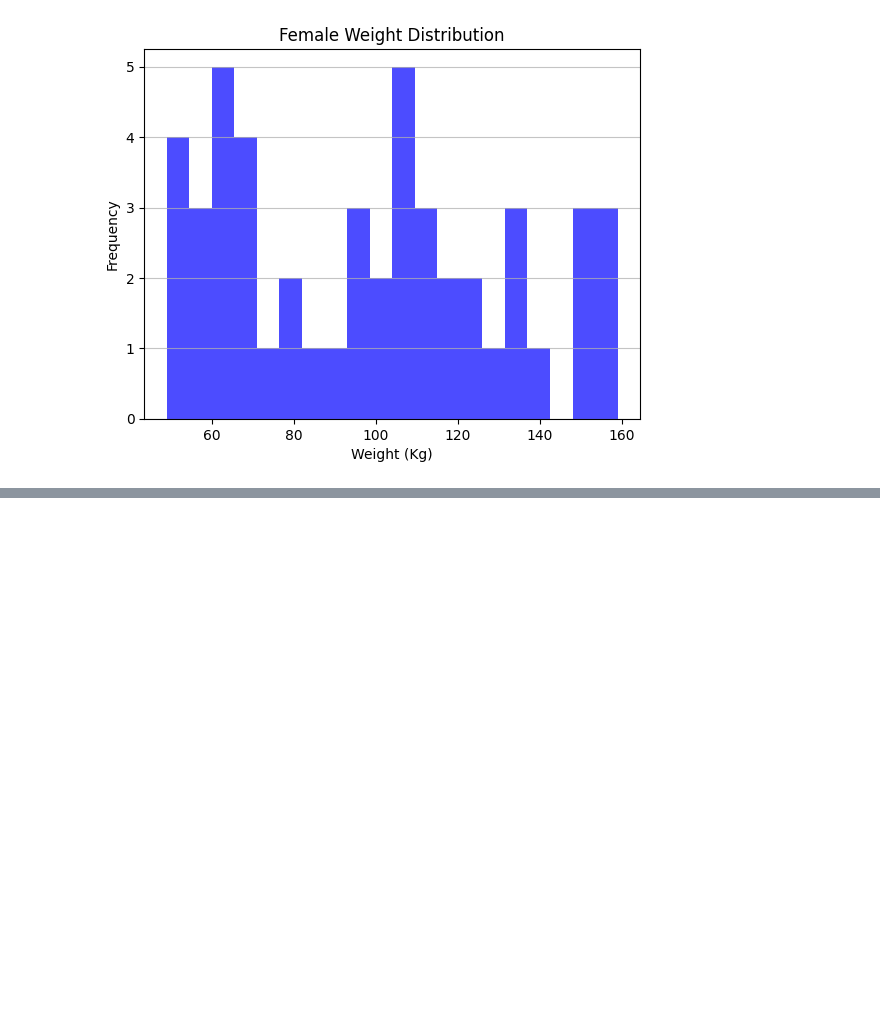
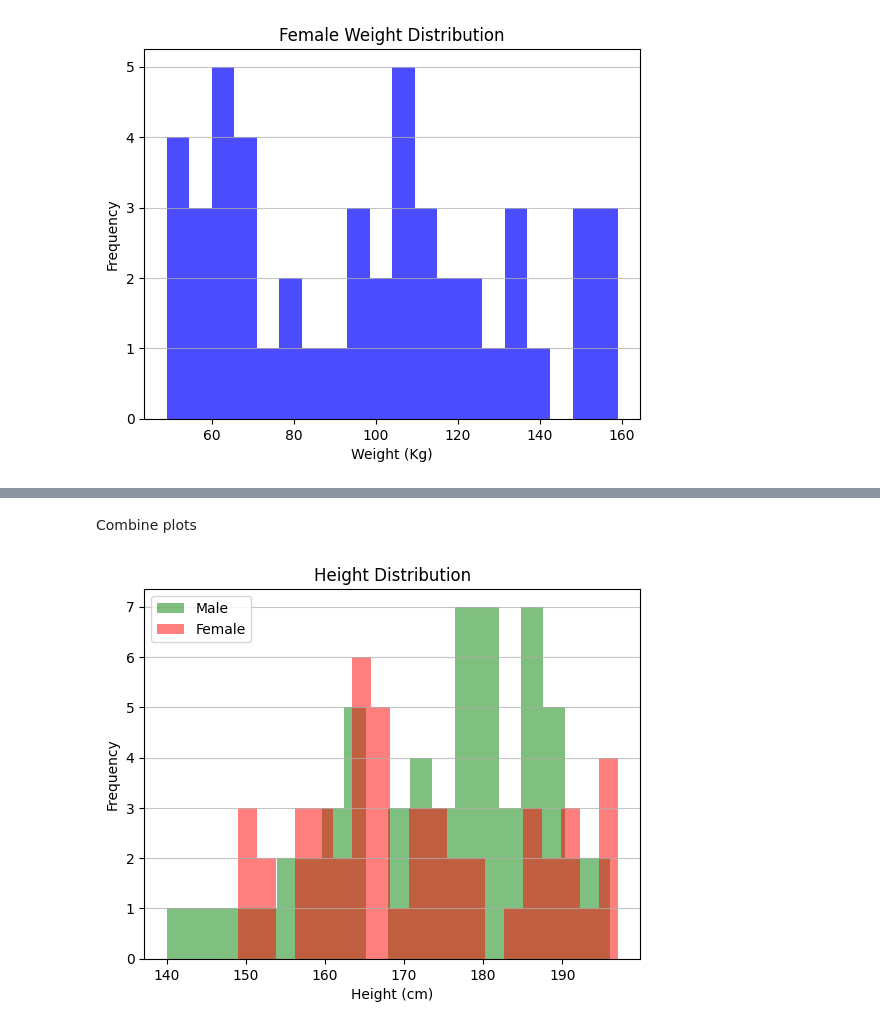
Before and after one commit to SyusufWaliyyi/Data_Visualization_Bar_Hist, a Jupyter notebook: Data_Visulization_Using_Histogram.ipynb, the cells around one changed output, grey strips where cells are left out. Saved outputs shown, nothing was run; the diff lists cells and outputs as text; code cells hidden in the pictures; blank space fills up the shorter version.

```diff
--- a/Data_Visulization_Using_Histogram.ipynb
+++ b/Data_Visulization_Using_Histogram.ipynb
@@ -118,0 +119,13 @@ plt.show()
+# %% [markdown]
+Combine plots
+# %%
+fig, ax = plt.subplots()
+ax.hist(male_df['Hight'], bins=20, color='green', alpha=0.5)
+ax.hist(female_df['Hight'], bins=20, color='red', alpha=0.5)
+ax.set_title('Height Distribution')
+ax.set_xlabel('Height (cm)')
+ax.set_ylabel('Frequency')
+ax.legend(['Male', 'Female'])
+ax.grid(axis='y', alpha=0.75)
+# %% [output]
+[figure, added]
```
Also changed, not shown: parts of 4 cells of this notebook, 1 other file.
